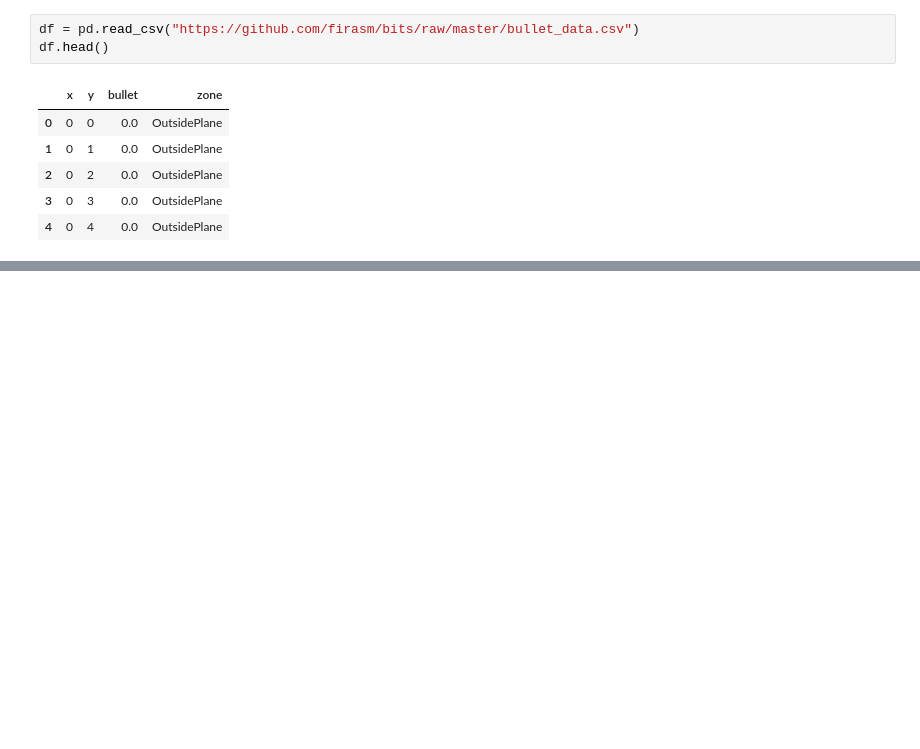
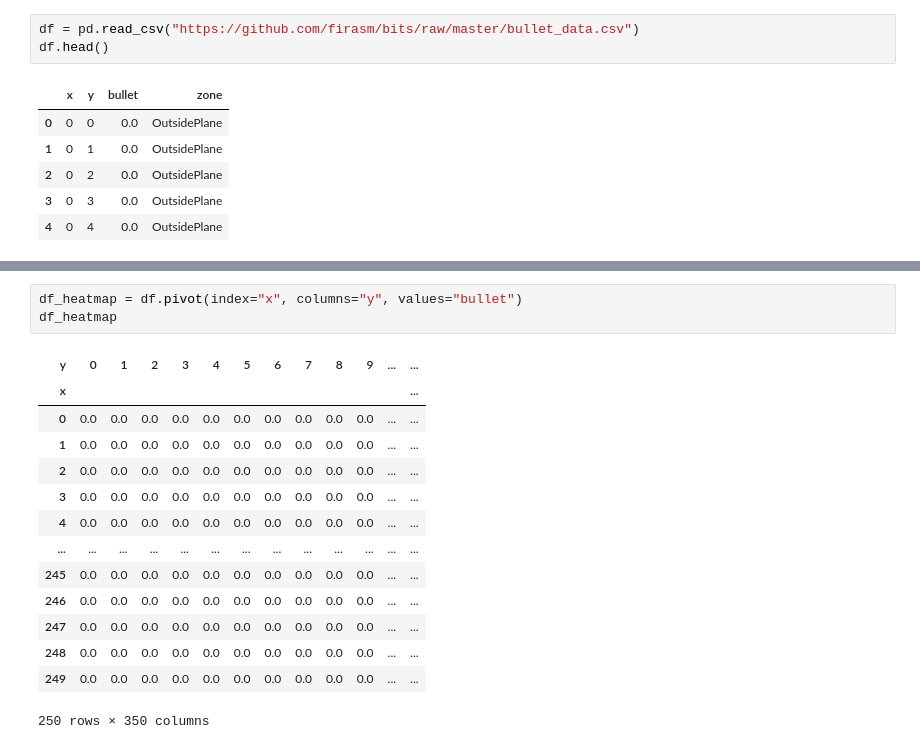
Before and after one commit to ubco-cmps/data301_course, a Jupyter notebook: notes/week08/Class8A/Practicing EDA_worksheet.ipynb, the cells around one changed output, grey strips where cells are left out. Cells and saved outputs as stored; diff of their text form; blank space fills up the shorter version.

```diff
--- a/notes/week08/Class8A/Practicing EDA_worksheet.ipynb
+++ b/notes/week08/Class8A/Practicing EDA_worksheet.ipynb
@@ -31,0 +133,18 @@ df.head()
+# %%
+df_heatmap = df.pivot(index="x", columns="y", values="bullet")
+df_heatmap
+# %% [output]
+| y | 0 | 1 | 2 | 3 | 4 | 5 | 6 | 7 | 8 | 9 | ... | ... |
+| x |  |  |  |  |  |  |  |  |  |  |  | ... |
+| 0 | 0.0 | 0.0 | 0.0 | 0.0 | 0.0 | 0.0 | 0.0 | 0.0 | 0.0 | 0.0 | ... | ... |
+| 1 | 0.0 | 0.0 | 0.0 | 0.0 | 0.0 | 0.0 | 0.0 | 0.0 | 0.0 | 0.0 | ... | ... |
+| 2 | 0.0 | 0.0 | 0.0 | 0.0 | 0.0 | 0.0 | 0.0 | 0.0 | 0.0 | 0.0 | ... | ... |
+| 3 | 0.0 | 0.0 | 0.0 | 0.0 | 0.0 | 0.0 | 0.0 | 0.0 | 0.0 | 0.0 | ... | ... |
+| 4 | 0.0 | 0.0 | 0.0 | 0.0 | 0.0 | 0.0 | 0.0 | 0.0 | 0.0 | 0.0 | ... | ... |
+| ... | ... | ... | ... | ... | ... | ... | ... | ... | ... | ... | ... | ... |
+| 245 | 0.0 | 0.0 | 0.0 | 0.0 | 0.0 | 0.0 | 0.0 | 0.0 | 0.0 | 0.0 | ... | ... |
+| 246 | 0.0 | 0.0 | 0.0 | 0.0 | 0.0 | 0.0 | 0.0 | 0.0 | 0.0 | 0.0 | ... | ... |
+| 247 | 0.0 | 0.0 | 0.0 | 0.0 | 0.0 | 0.0 | 0.0 | 0.0 | 0.0 | 0.0 | ... | ... |
+| 248 | 0.0 | 0.0 | 0.0 | 0.0 | 0.0 | 0.0 | 0.0 | 0.0 | 0.0 | 0.0 | ... | ... |
+| 249 | 0.0 | 0.0 | 0.0 | 0.0 | 0.0 | 0.0 | 0.0 | 0.0 | 0.0 | 0.0 | ... | ... |
+250 rows × 350 columns
```
Also changed, not shown: parts of 14 cells of this notebook, 4 other files.
